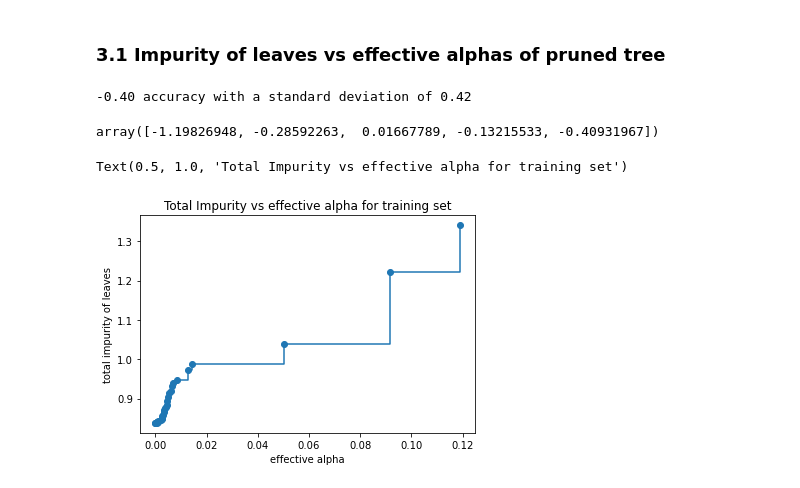
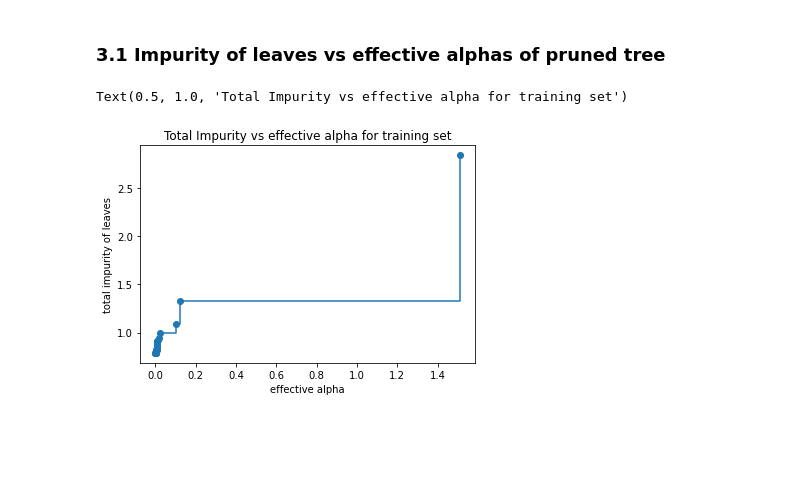
Before and after one commit to loremarchi/hands-on-machine-learning-R-module-2-python, a Jupyter notebook: 3_pruning_crossval.ipynb, the cells around one changed output. Cells and saved outputs as stored; diff of their text form; code cells hidden in the pictures; blank space fills up the shorter version.

```diff
--- a/3_pruning_crossval.ipynb
+++ b/3_pruning_crossval.ipynb
@@ -39,23 +39,14 @@ plt.show()
 # %% [markdown]
 ### 3.1 Impurity of leaves vs effective alphas of pruned tree
-# %%
-scores = cross_val_score(deep_tree, x, y, cv=5)
-print("%0.2f accuracy with a standard deviation of %0.2f" % (scores.mean(), scores.std()))
-# %% [output]
--0.40 accuracy with a standard deviation of 0.42
-# %%
-scores
-# %% [output]
-array([-1.19826948, -0.28592263,  0.01667789, -0.13215533, -0.40931967])
 # %%
 path = deep_tree.cost_complexity_pruning_path(x, y)
 ccp_alphas, impurities = path.ccp_alphas, path.impurities
 # %%
 fig, ax = plt.subplots()
-ax.plot(ccp_alphas[:-1], impurities[:-1], marker='o', drawstyle="steps-post")
+ax.plot(ccp_alphas, impurities, marker='o', drawstyle="steps-post")
 ax.set_xlabel("effective alpha")
 ax.set_ylabel("total impurity of leaves")
 ax.set_title("Total Impurity vs effective alpha for training set")
 # %% [output]
 Text(0.5, 1.0, 'Total Impurity vs effective alpha for training set')
-[figure, old version]
+[figure, new version]
```
Also changed, not shown: parts of 11 cells of this notebook.
